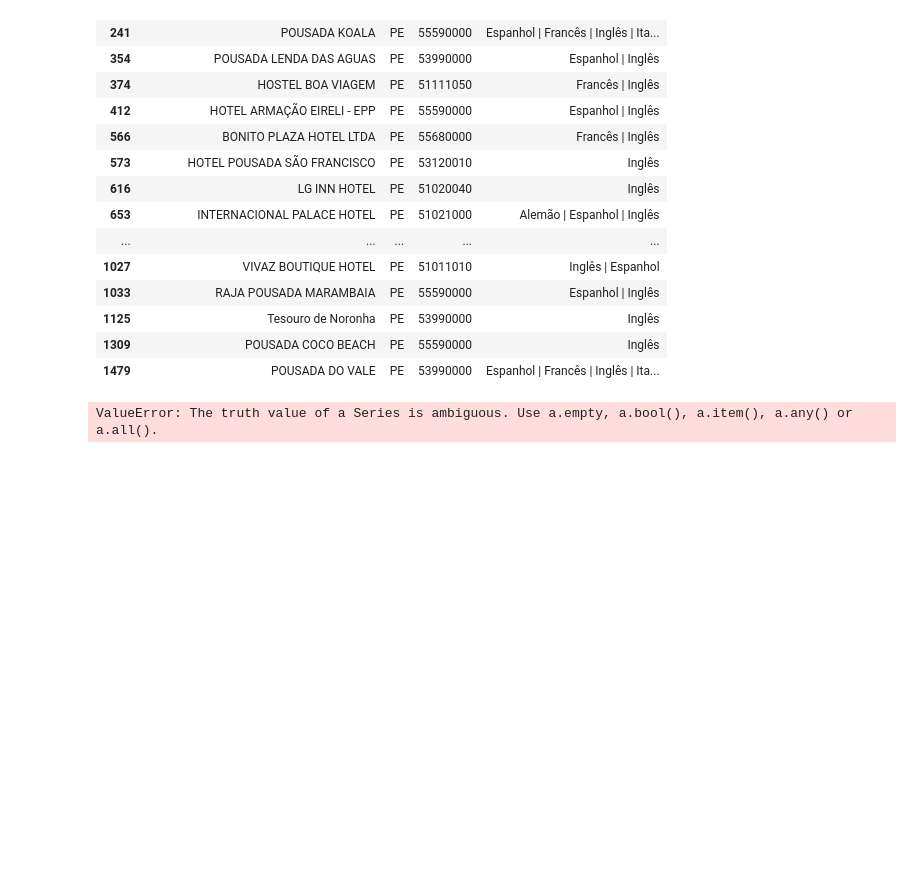
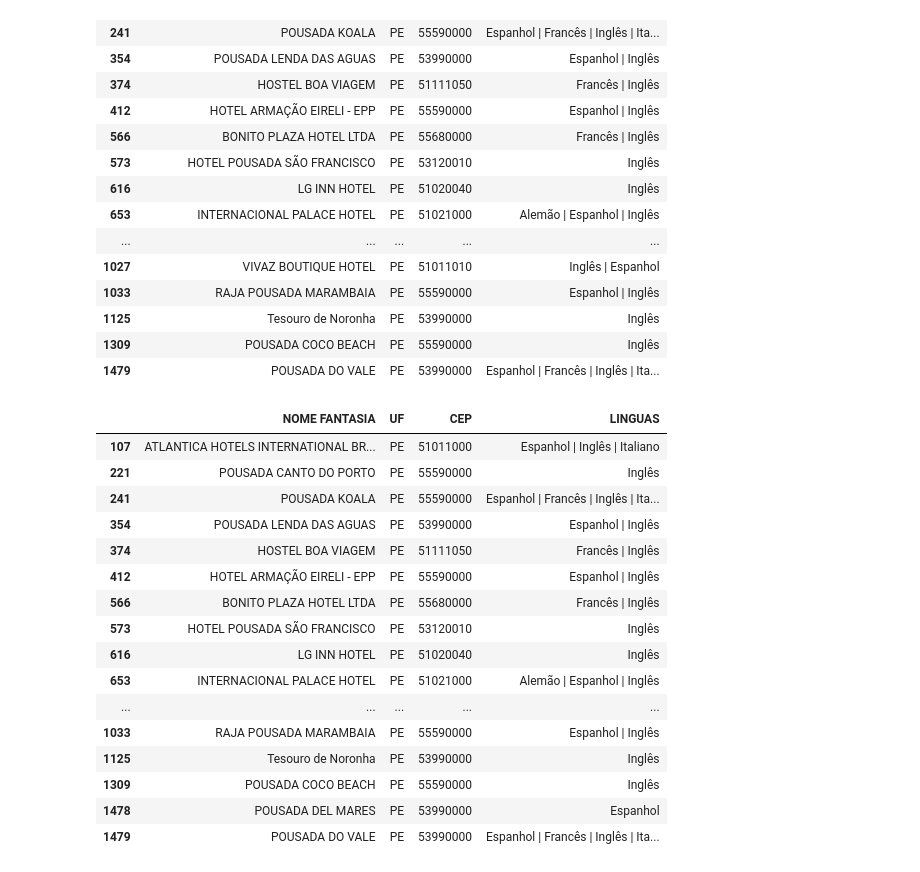
Before and after one commit to Jcss03/Desafio, a Jupyter notebook: Turismo .ipynb, the cells around one changed output. Saved outputs shown, nothing was run; the diff lists cells and outputs as text; code cells hidden in the pictures; blank space fills up the shorter version.

```diff
--- a/Turismo .ipynb
+++ b/Turismo .ipynb
@@ -168,6 +168,22 @@ PE_dataset[PE_dataset.LINGUAS.str.contains('Inglês')] # testando
 | 1309 | POUSADA COCO BEACH | PE | 55590000 | Inglês |
 | 1479 | POUSADA DO VALE | PE | 53990000 | Espanhol | Francês | Inglês | Ita... |
 # %%
-PE_dataset[(PE_dataset.LINGUAS.str.contains('Inglês')) and (PE_dataset.LINGUAS.str.contains('Espanhol'))]
+PE_dataset[(PE_dataset.LINGUAS.str.contains('Inglês')) | (PE_dataset.LINGUAS.str.contains('Espanhol'))]
 # %% [output]
-ValueError: The truth value of a Series is ambiguous. Use a.empty, a.bool(), a.item(), a.any() or a.all().
+|  | NOME FANTASIA | UF | CEP | LINGUAS |
+| 107 | ATLANTICA HOTELS INTERNATIONAL BR... | PE | 51011000 | Espanhol | Inglês | Italiano |
+| 221 | POUSADA CANTO DO PORTO | PE | 55590000 | Inglês |
+| 241 | POUSADA KOALA | PE | 55590000 | Espanhol | Francês | Inglês | Ita... |
+| 354 | POUSADA LENDA DAS AGUAS | PE | 53990000 | Espanhol | Inglês |
+| 374 | HOSTEL BOA VIAGEM | PE | 51111050 | Francês | Inglês |
+| 412 | HOTEL ARMAÇÃO EIRELI - EPP | PE | 55590000 | Espanhol | Inglês |
+| 566 | BONITO PLAZA HOTEL LTDA | PE | 55680000 | Francês | Inglês |
+| 573 | HOTEL POUSADA SÃO FRANCISCO | PE | 53120010 | Inglês |
+| 616 | LG INN HOTEL | PE | 51020040 | Inglês |
+| 653 | INTERNACIONAL PALACE HOTEL | PE | 51021000 | Alemão | Espanhol | Inglês |
+| ... | ... | ... | ... | ... |
+| 1033 | RAJA POUSADA MARAMBAIA | PE | 55590000 | Espanhol | Inglês |
+| 1125 | Tesouro de Noronha | PE | 53990000 | Inglês |
+| 1309 | POUSADA COCO BEACH | PE | 55590000 | Inglês |
+| 1478 | POUSADA DEL MARES | PE | 53990000 | Espanhol |
+| 1479 | POUSADA DO VALE | PE | 53990000 | Espanhol | Francês | Inglês | Ita... |
```
